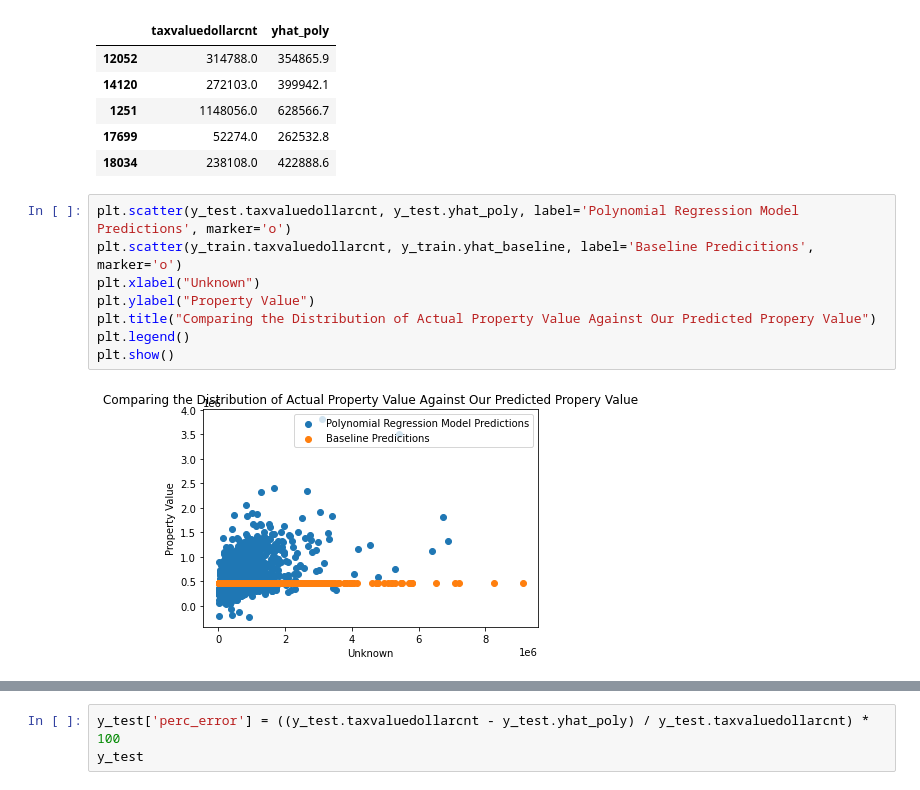
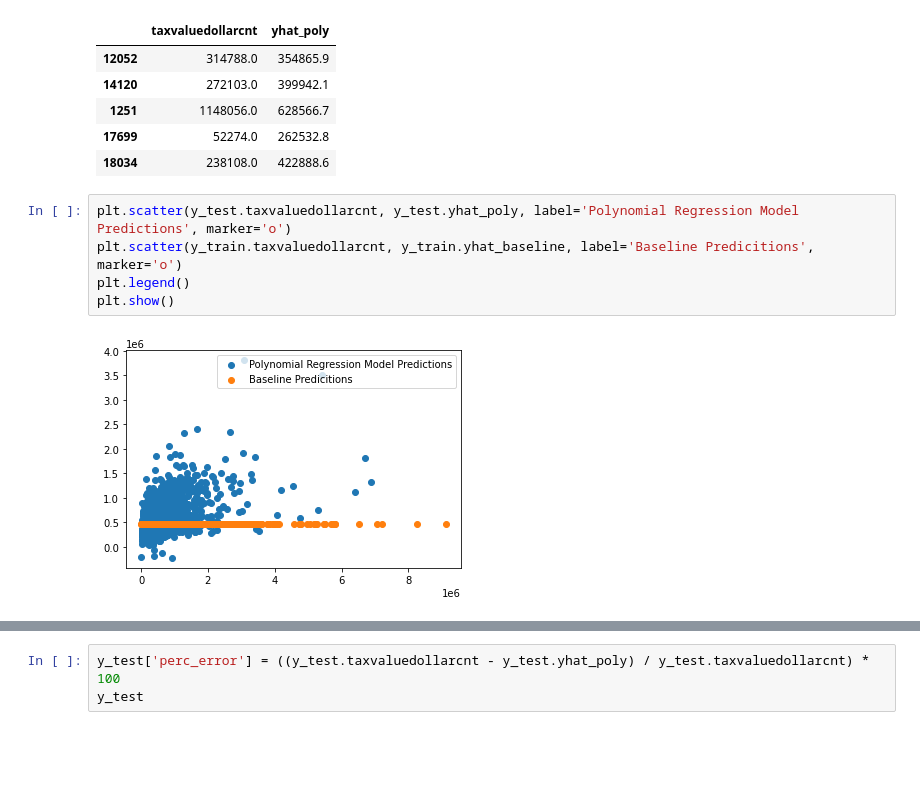
Before and after one commit to AAranda10/regression_project, a Jupyter notebook: data/modeling/modeling.ipynb, the cells around one changed output, grey strips where cells are left out. Drawn from its saved outputs; the diff is of its cells as text; blank space fills up the shorter version.

```diff
--- a/data/modeling/modeling.ipynb
+++ b/data/modeling/modeling.ipynb
@@ -464,13 +464,10 @@ y_test.head()
 # %%
 plt.scatter(y_test.taxvaluedollarcnt, y_test.yhat_poly, label='Polynomial Regression Model Predictions', marker='o')
 plt.scatter(y_train.taxvaluedollarcnt, y_train.yhat_baseline, label='Baseline Predicitions', marker='o')
-plt.xlabel("Unknown")
-plt.ylabel("Property Value")
-plt.title("Comparing the Distribution of Actual Property Value Against Our Predicted Propery Value")
 plt.legend()
 plt.show()
 # %% [output]
-[figure, old version]
+[figure, new version]
 # %%
 # plot to visualize actual vs predicted.
 plt.figure(figsize=(16,8))
```
Also changed, not shown: parts of 1 cell of this notebook, 1 other file.
